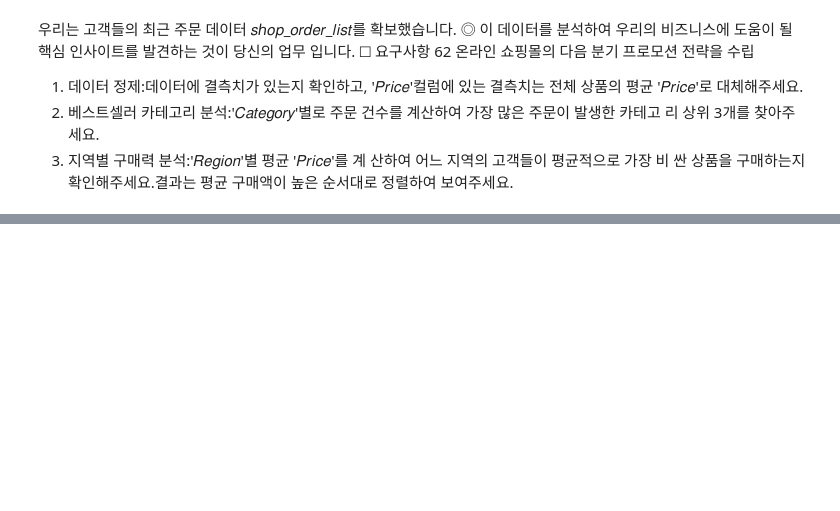
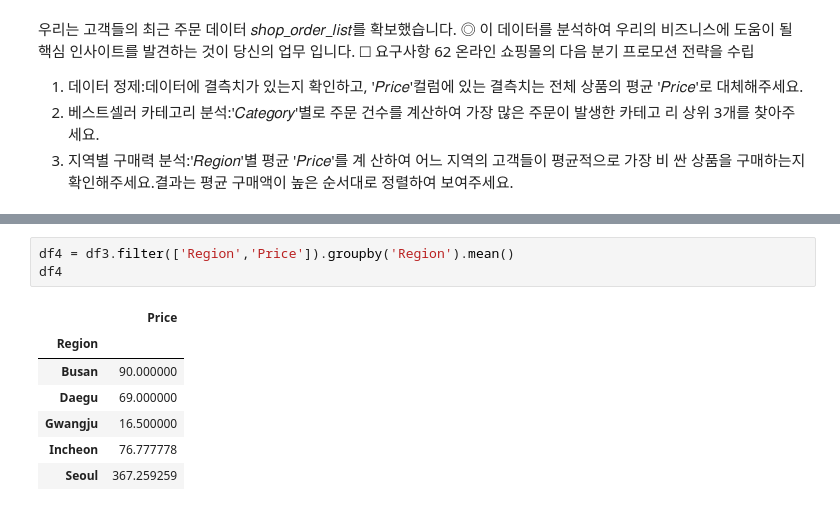
Before and after one commit to BeakJW/DATA_ANALYSIS_STUDY, a Jupyter notebook: 4강/04-연습문제.ipynb, the cells around one changed output, grey strips where cells are left out. Cells and saved outputs as stored; diff of their text form; blank space fills up the shorter version.

```diff
--- a/04-연습문제.ipynb
+++ b/4강/04-연습문제.ipynb
@@ -317,0 +360,11 @@ origin
+# %%
+df4 = df3.filter(['Region','Price']).groupby('Region').mean()
+df4
+# %% [output]
+|  | Price |
+| Region |  |
+| Busan | 90.000000 |
+| Daegu | 69.000000 |
+| Gwangju | 16.500000 |
+| Incheon | 76.777778 |
+| Seoul | 367.259259 |
```
Also changed, not shown: parts of 5 cells of this notebook, 10 other files.
